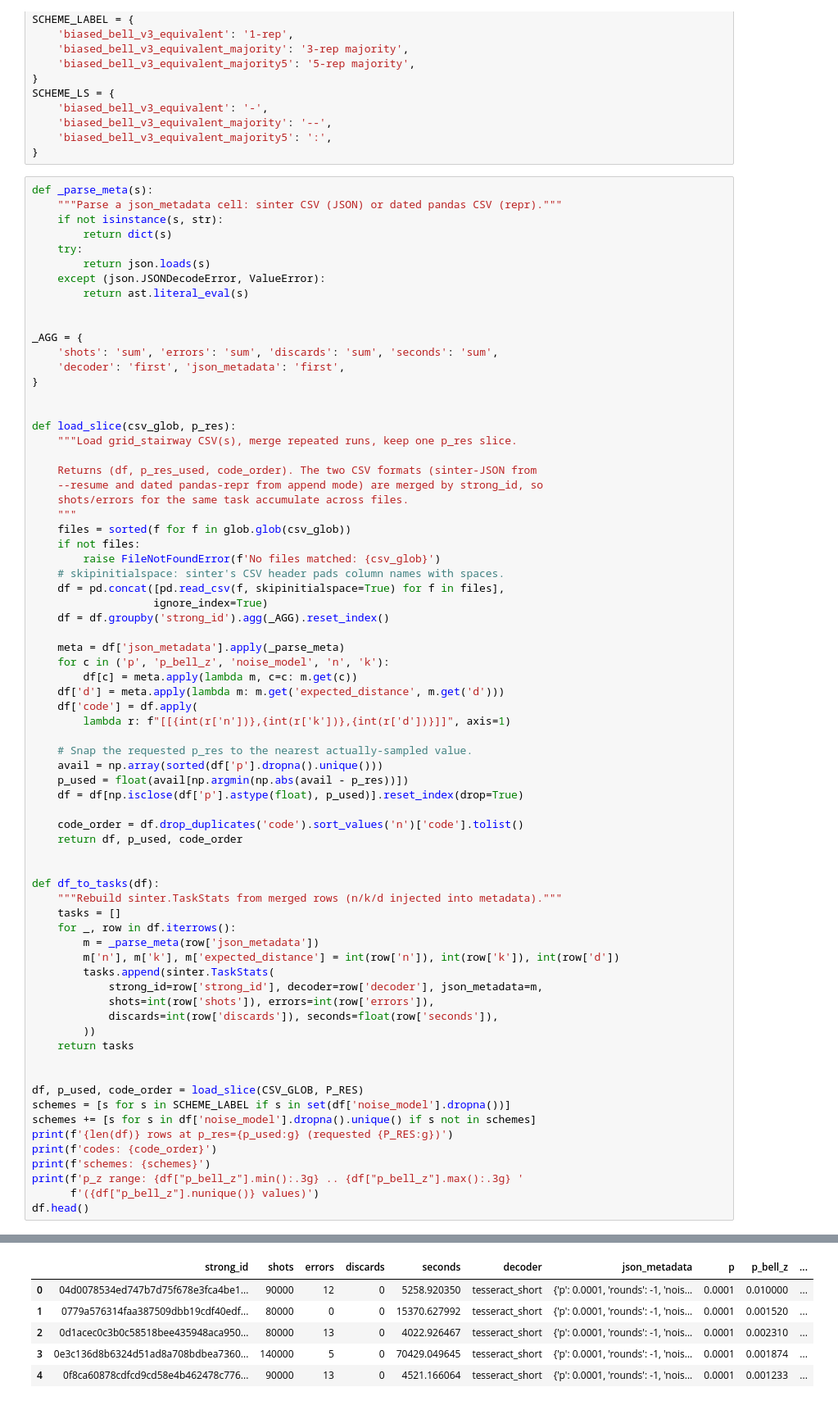
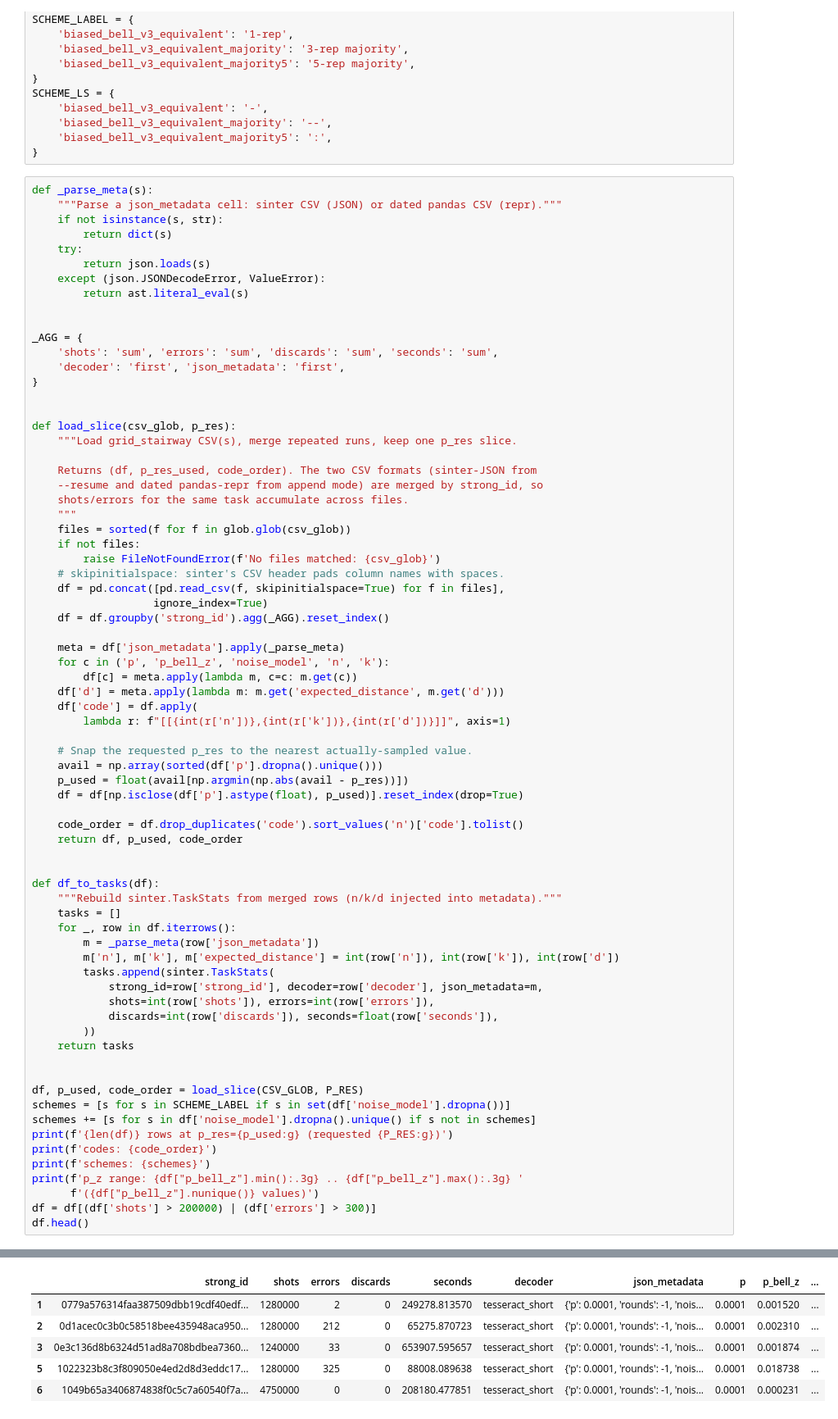
Before and after one commit to RetzkersGroup/distributed-qec, a Jupyter notebook: notebooks/stairway_grid.ipynb, the cells around one changed output, grey strips where cells are left out. Shown at 82% size. Saved outputs shown, nothing was run; the diff lists cells and outputs as text.

```diff
--- a/notebooks/stairway_grid.ipynb
+++ b/notebooks/stairway_grid.ipynb
@@ -98,38 +98,39 @@ def load_slice(csv_glob, p_res):
 
 def df_to_tasks(df):
     """Rebuild sinter.TaskStats from merged rows (n/k/d injected into metadata)."""
     tasks = []
     for _, row in df.iterrows():
         m = _parse_meta(row['json_metadata'])
         m['n'], m['k'], m['expected_distance'] = int(row['n']), int(row['k']), int(row['d'])
         tasks.append(sinter.TaskStats(
             strong_id=row['strong_id'], decoder=row['decoder'], json_metadata=m,
             shots=int(row['shots']), errors=int(row['errors']),
             discards=int(row['discards']), seconds=float(row['seconds']),
         ))
     return tasks
 
 
 df, p_used, code_order = load_slice(CSV_GLOB, P_RES)
 schemes = [s for s in SCHEME_LABEL if s in set(df['noise_model'].dropna())]
 schemes += [s for s in df['noise_model'].dropna().unique() if s not in schemes]
 print(f'{len(df)} rows at p_res={p_used:g} (requested {P_RES:g})')
 print(f'codes: {code_order}')
 print(f'schemes: {schemes}')
 print(f'p_z range: {df["p_bell_z"].min():.3g} .. {df["p_bell_z"].max():.3g} '
       f'({df["p_bell_z"].nunique()} values)')
+df = df[(df['shots'] > 200000) | (df['errors'] > 300)]
 df.head()
 # %% [output]
 141 rows at p_res=0.0001 (requested 0.0001)
 codes: ['[[192,16,4]]', '[[192,6,9]]', '[[288,14,10]]']
 schemes: ['biased_bell_v3_equivalent', 'biased_bell_v3_equivalent_majority5']
 p_z range: 0.0001 .. 0.1 (35 values)
 |  | strong_id | shots | errors | discards | seconds | decoder | json_metadata | p | p_bell_z | ... |
-| 0 | 04d0078534ed747b7d75f678e3fca4be1... | 90000 | 12 | 0 | 5258.920350 | tesseract_short | {'p': 0.0001, 'rounds': -1, 'nois... | 0.0001 | 0.010000 | ... |
-| 1 | 0779a576314faa387509dbb19cdf40edf... | 80000 | 0 | 0 | 15370.627992 | tesseract_short | {'p': 0.0001, 'rounds': -1, 'nois... | 0.0001 | 0.001520 | ... |
-| 2 | 0d1acec0c3b0c58518bee435948aca950... | 80000 | 13 | 0 | 4022.926467 | tesseract_short | {'p': 0.0001, 'rounds': -1, 'nois... | 0.0001 | 0.002310 | ... |
-| 3 | 0e3c136d8b6324d51ad8a708bdbea7360... | 140000 | 5 | 0 | 70429.049645 | tesseract_short | {'p': 0.0001, 'rounds': -1, 'nois... | 0.0001 | 0.001874 | ... |
-| 4 | 0f8ca60878cdfcd9cd58e4b462478c776... | 90000 | 13 | 0 | 4521.166064 | tesseract_short | {'p': 0.0001, 'rounds': -1, 'nois... | 0.0001 | 0.001233 | ... |
+| 1 | 0779a576314faa387509dbb19cdf40edf... | 1280000 | 2 | 0 | 249278.813570 | tesseract_short | {'p': 0.0001, 'rounds': -1, 'nois... | 0.0001 | 0.001520 | ... |
+| 2 | 0d1acec0c3b0c58518bee435948aca950... | 1280000 | 212 | 0 | 65275.870723 | tesseract_short | {'p': 0.0001, 'rounds': -1, 'nois... | 0.0001 | 0.002310 | ... |
+| 3 | 0e3c136d8b6324d51ad8a708bdbea7360... | 1240000 | 33 | 0 | 653907.595657 | tesseract_short | {'p': 0.0001, 'rounds': -1, 'nois... | 0.0001 | 0.001874 | ... |
+| 5 | 1022323b8c3f809050e4ed2d8d3eddc17... | 1280000 | 325 | 0 | 88008.089638 | tesseract_short | {'p': 0.0001, 'rounds': -1, 'nois... | 0.0001 | 0.018738 | ... |
+| 6 | 1049b65a3406874838f0c5c7a60540f7a... | 4750000 | 0 | 0 | 208180.477851 | tesseract_short | {'p': 0.0001, 'rounds': -1, 'nois... | 0.0001 | 0.000231 | ... |
 # %%
 # LER (per observable) vs p_z at fixed p_res. Color = code (viridis, ordered by
 # n); linestyle = scheme. Drawn with sinter.plot_error_rate, like high_rate_stairway.
```
Also changed, not shown: parts of 1 cell of this notebook.
